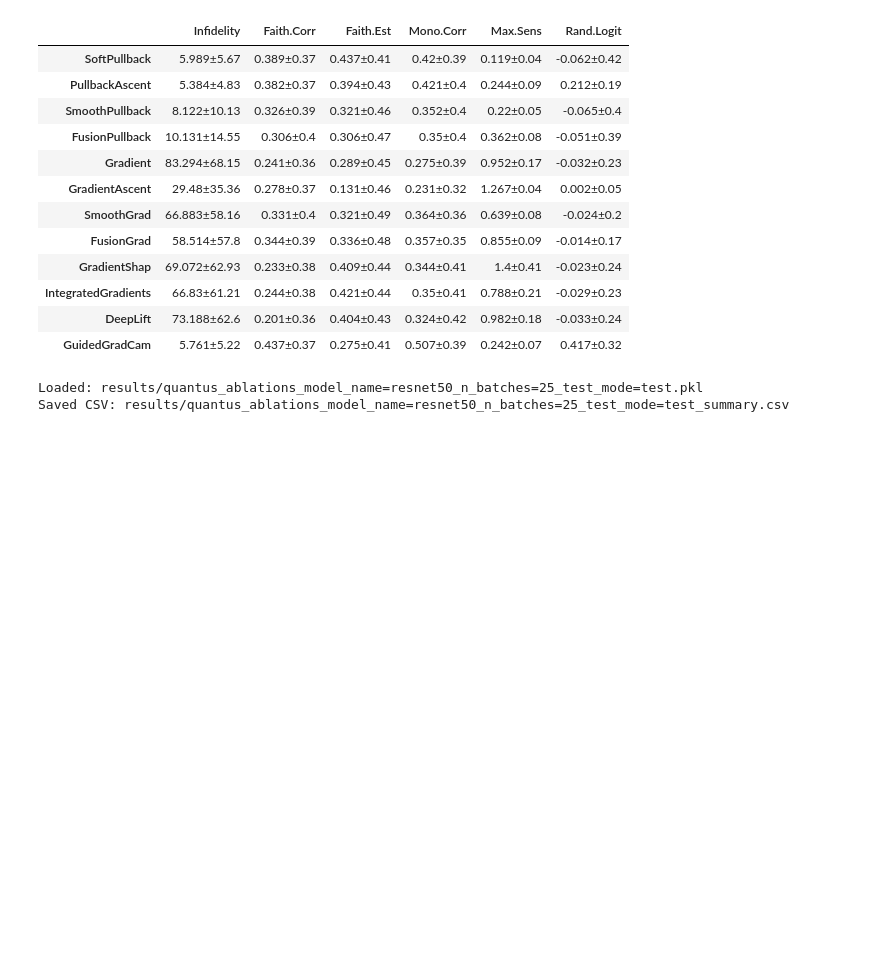
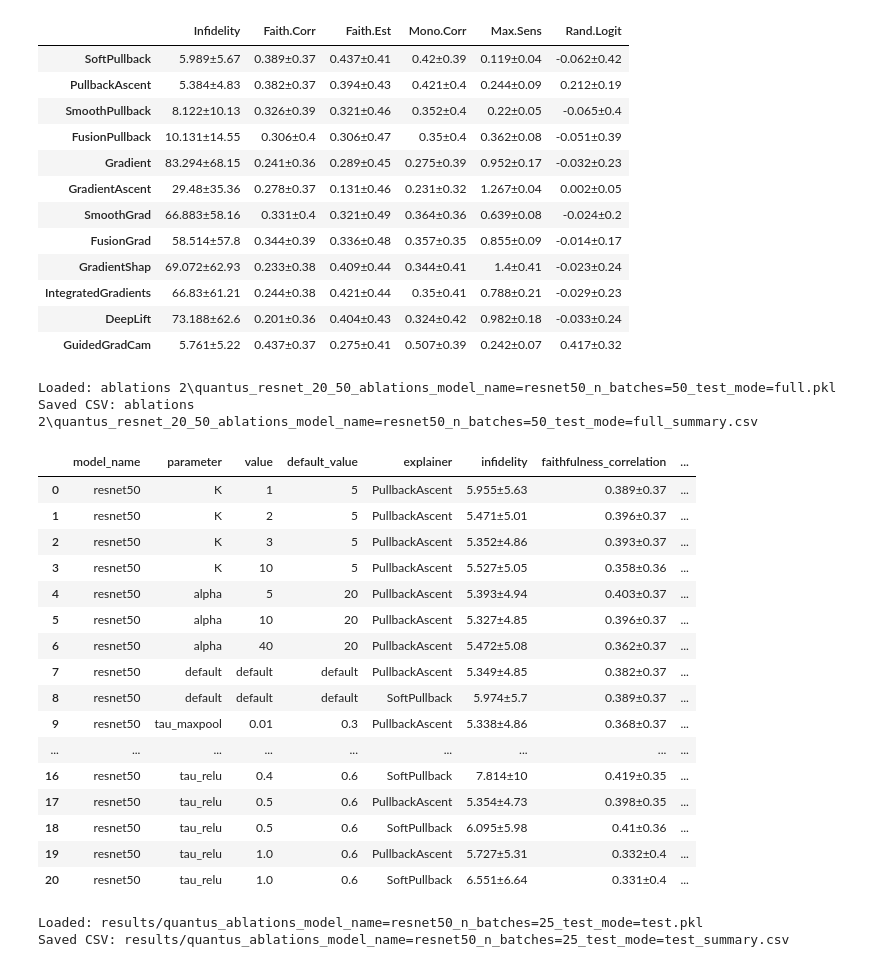
Before and after one commit to 314-Foundation/SemanticPullbacks, a Jupyter notebook: notebooks/verify_results.ipynb, the cells around one changed output. Saved outputs shown, nothing was run; the diff lists cells and outputs as text; code cells hidden in the pictures; blank space fills up the shorter version.

```diff
--- a/notebooks/verify_results.ipynb
+++ b/notebooks/verify_results.ipynb
@@ -601,3 +602,27 @@ def paired_explainer_differences(
+# %%
+summary_resnet_ablations, csv_resnet_ablations = summarize_ablations_pickle(
+    "ablations 2/quantus_resnet_20_50_ablations_model_name=resnet50_n_batches=50_test_mode=full.pkl"
+)
+# %% [output]
+Loaded: ablations 2\quantus_resnet_20_50_ablations_model_name=resnet50_n_batches=50_test_mode=full.pkl
+Saved CSV: ablations 2\quantus_resnet_20_50_ablations_model_name=resnet50_n_batches=50_test_mode=full_summary.csv
+|  | model_name | parameter | value | default_value | explainer | infidelity | faithfulness_correlation | ... |
+| 0 | resnet50 | K | 1 | 5 | PullbackAscent | 5.955±5.63 | 0.389±0.37 | ... |
+| 1 | resnet50 | K | 2 | 5 | PullbackAscent | 5.471±5.01 | 0.396±0.37 | ... |
+| 2 | resnet50 | K | 3 | 5 | PullbackAscent | 5.352±4.86 | 0.393±0.37 | ... |
+| 3 | resnet50 | K | 10 | 5 | PullbackAscent | 5.527±5.05 | 0.358±0.36 | ... |
+| 4 | resnet50 | alpha | 5 | 20 | PullbackAscent | 5.393±4.94 | 0.403±0.37 | ... |
+| 5 | resnet50 | alpha | 10 | 20 | PullbackAscent | 5.327±4.85 | 0.396±0.37 | ... |
+| 6 | resnet50 | alpha | 40 | 20 | PullbackAscent | 5.472±5.08 | 0.362±0.37 | ... |
+| 7 | resnet50 | default | default | default | PullbackAscent | 5.349±4.85 | 0.382±0.37 | ... |
+| 8 | resnet50 | default | default | default | SoftPullback | 5.974±5.7 | 0.389±0.37 | ... |
+| 9 | resnet50 | tau_maxpool | 0.01 | 0.3 | PullbackAscent | 5.338±4.86 | 0.368±0.37 | ... |
+| ... | ... | ... | ... | ... | ... | ... | ... | ... |
+| 16 | resnet50 | tau_relu | 0.4 | 0.6 | SoftPullback | 7.814±10 | 0.419±0.35 | ... |
+| 17 | resnet50 | tau_relu | 0.5 | 0.6 | PullbackAscent | 5.354±4.73 | 0.398±0.35 | ... |
+| 18 | resnet50 | tau_relu | 0.5 | 0.6 | SoftPullback | 6.095±5.98 | 0.41±0.36 | ... |
+| 19 | resnet50 | tau_relu | 1.0 | 0.6 | PullbackAscent | 5.727±5.31 | 0.332±0.4 | ... |
+| 20 | resnet50 | tau_relu | 1.0 | 0.6 | SoftPullback | 6.551±6.64 | 0.331±0.4 | ... |
 # %%
 summary_resnet_ablations, csv_resnet_ablations = summarize_ablations_pickle(
     "results/quantus_ablations_model_name=resnet50_n_batches=25_test_mode=test.pkl"
```
Also changed, not shown: parts of 8 cells of this notebook, 10 other files.
